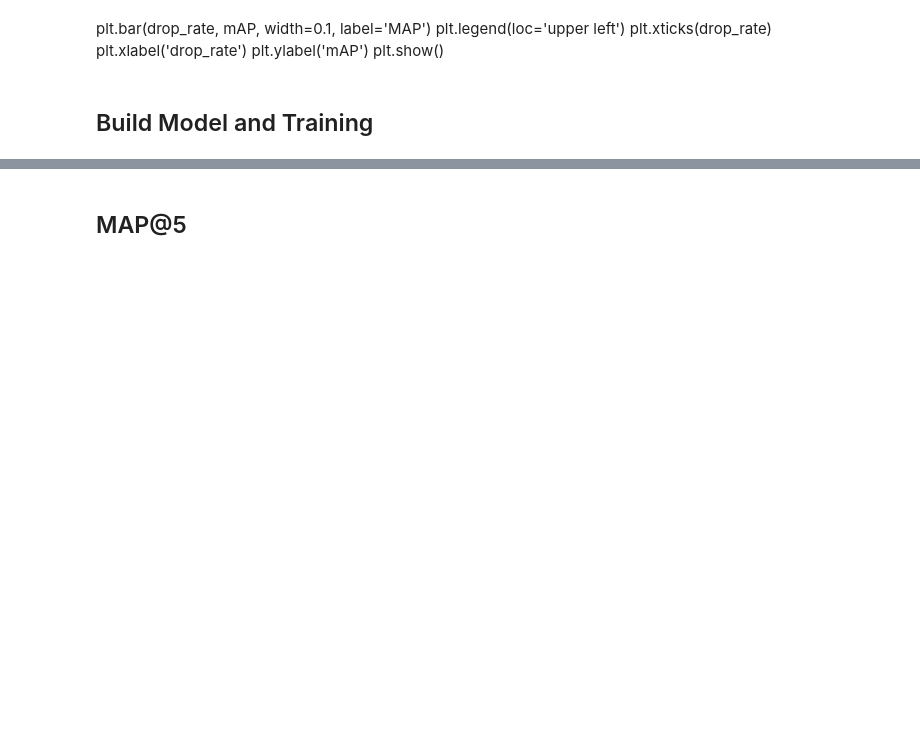
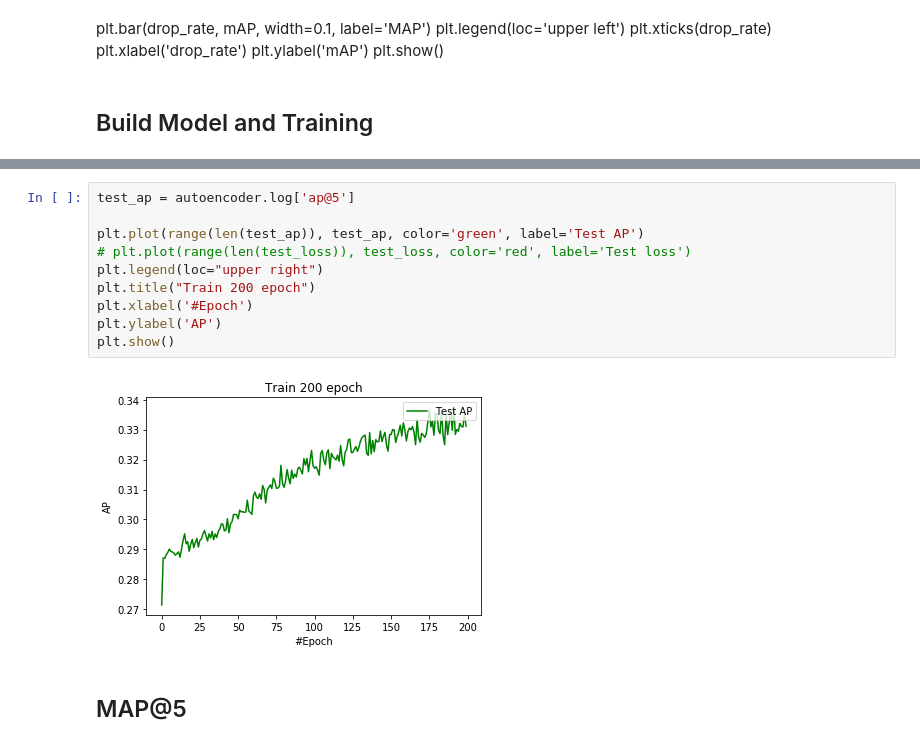
Before and after one commit to lxq8191/CDAE-2, a Jupyter notebook: CDAE_main.ipynb, the cells around one changed output, grey strips where cells are left out. Saved outputs shown, nothing was run; the diff lists cells and outputs as text; blank space fills up the shorter version.

```diff
--- a/CDAE_main.ipynb
+++ b/CDAE_main.ipynb
@@ -118,3 +133,15 @@ plt.show()
+# %%
+test_ap = autoencoder.log['ap@5']
+
+plt.plot(range(len(test_ap)), test_ap, color='green', label='Test AP')
+# plt.plot(range(len(test_loss)), test_loss, color='red', label='Test loss')
+plt.legend(loc="upper right")
+plt.title("Train 200 epoch")
+plt.xlabel('#Epoch')
+plt.ylabel('AP')
+plt.show()
+# %% [output]
+[figure, added]
 # %% [markdown]
 ## MAP@5
 # %%
```
Also changed, not shown: parts of 5 cells of this notebook, 1 other file.
